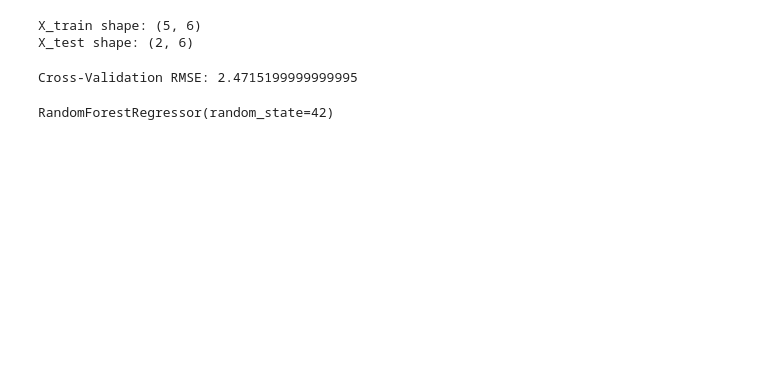
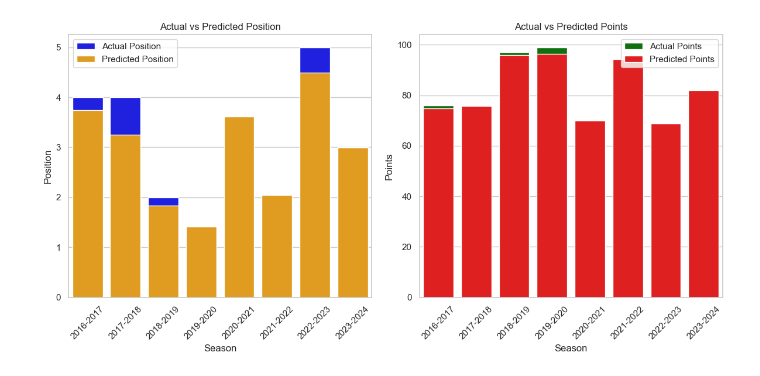
Before and after one commit to AmiraEdridara/Liverpool-win-predict, a Jupyter notebook: Liverpool win predictor.ipynb, the cells around one changed output. Drawn from its saved outputs; the diff is of its cells as text; code cells hidden in the pictures; blank space fills up the shorter version.

```diff
--- a/Liverpool win predictor.ipynb
+++ b/Liverpool win predictor.ipynb
@@ -74,26 +109,37 @@ Scaled Feastures:
-# %%
-#Train-test split
-# Split data into training and testing sets
-X_train, X_test, y_train, y_test = train_test_split(X_scaled, y, test_size=0.2, random_state=42)
-
-# Display shapes
-print("X_train shape:", X_train.shape)
-print("X_test shape:", X_test.shape)
-# %% [output]
-X_train shape: (5, 6)
-X_test shape: (2, 6)
 # %%
-#train the model
-# Initialize the model
-model = RandomForestRegressor(random_state=42, n_estimators=100)
+import seaborn as sns
+import matplotlib.pyplot as plt
 
-# Cross-validation
-cv_scores = cross_val_score(model, X_scaled, y, cv=5, scoring="neg_mean_squared_error")
-print(f"Cross-Validation RMSE: {-cv_scores.mean()}")
+# Set Seaborn style
+sns.set(style="whitegrid")
 
-# Fit the model
-model.fit(X_train, y_train)
+# Add predicted values to the dataset
+data["Predicted Position"] = model_position.predict(X)
+data["Predicted Points"] = model_points.predict(X)
+
+# Bar plot for predicted vs actual position and points
+plt.figure(figsize=(12, 6))
+
+# Predicted vs Actual Position
+plt.subplot(1, 2, 1)
+sns.barplot(x="Season", y="Actual Position", data=data, color="blue", label="Actual Position")
+sns.barplot(x="Season", y="Predicted Position", data=data, color="orange", label="Predicted Position")
+plt.xticks(rotation=45)
+plt.ylabel("Position")
+plt.title("Actual vs Predicted Position")
+plt.legend()
+
+# Predicted vs Actual Points
+plt.subplot(1, 2, 2)
+sns.barplot(x="Season", y="Actual Points", data=data, color="green", label="Actual Points")
+sns.barplot(x="Season", y="Predicted Points", data=data, color="red", label="Predicted Points")
+plt.xticks(rotation=45)
+plt.ylabel("Points")
+plt.title("Actual vs Predicted Points")
+plt.legend()
+
+plt.tight_layout()
+plt.show()
 # %% [output]
-Cross-Validation RMSE: 2.4715199999999995
-RandomForestRegressor(random_state=42)
+[figure, added]
 # %%
```
Also changed, not shown: parts of 6 cells of this notebook.
